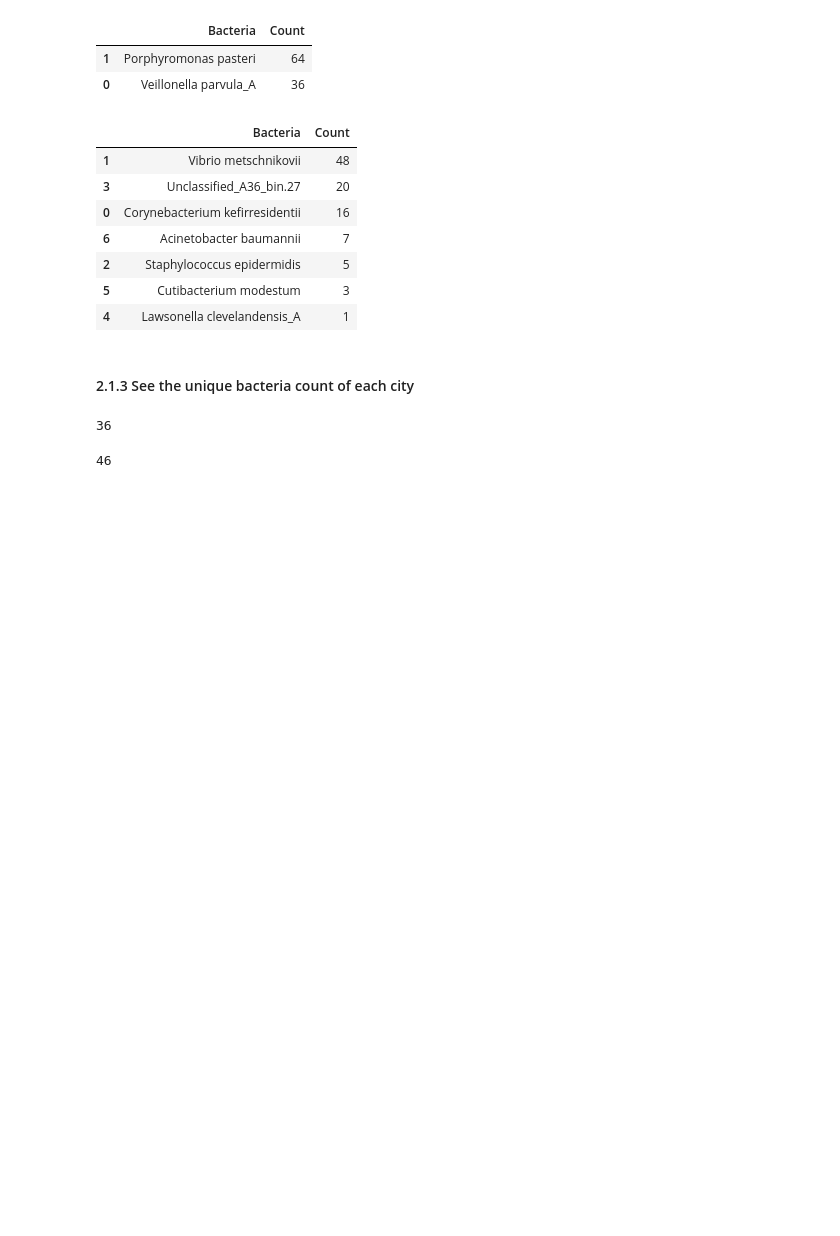
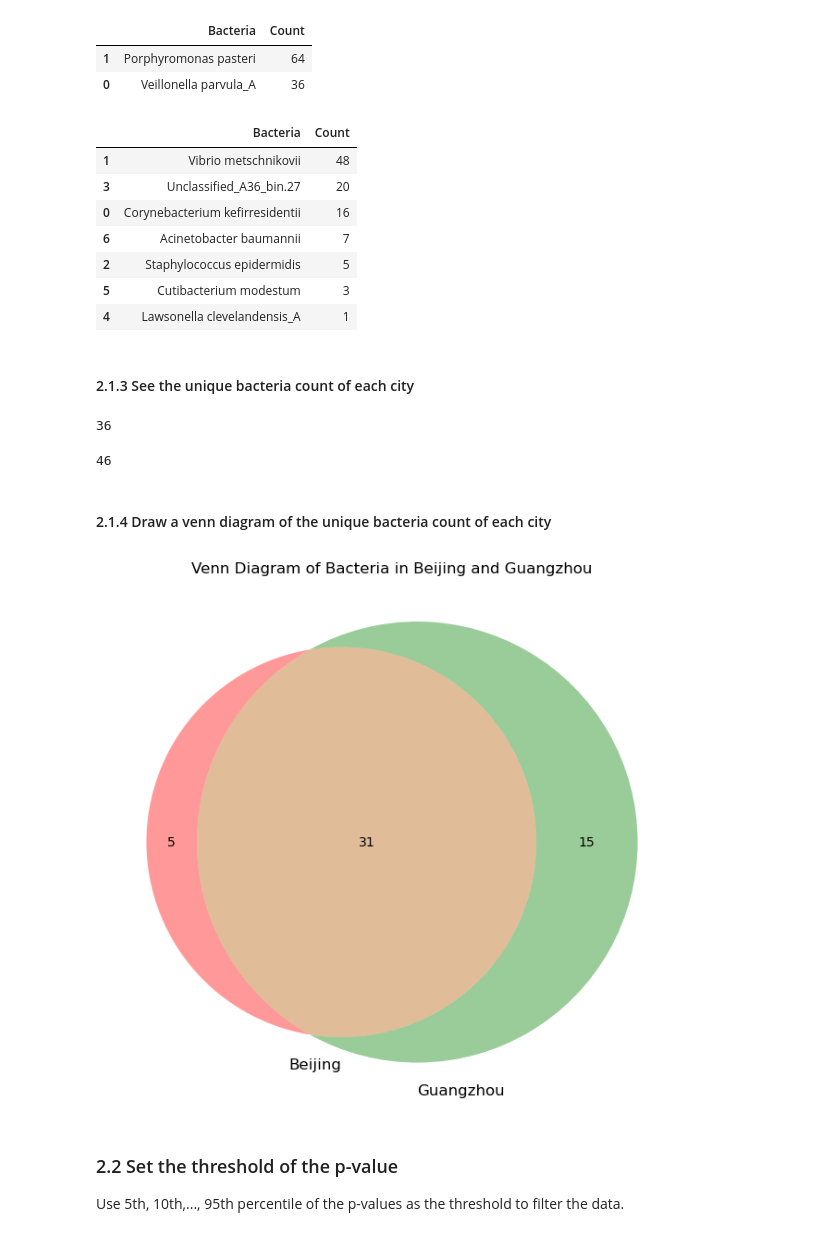
Before and after one commit to Lucas04-nhr/SNP-Analysis, a Jupyter notebook: workaround/cross_validation/cross_validation.ipynb, the cells around one changed output. Saved outputs shown, nothing was run; the diff lists cells and outputs as text; code cells hidden in the pictures; blank space fills up the shorter version.

```diff
--- a/workaround/cross_validation/cross_validation.ipynb
+++ b/workaround/cross_validation/cross_validation.ipynb
@@ -178,3 +201,26 @@ full_data_bj['Bacteria'].nunique()
 full_data_gz['Bacteria'].nunique()
 # %% [output]
 46
+# %% [markdown]
+#### 2.1.4 Draw a venn diagram of the unique bacteria count of each city
+# %%
+# Draw the Venn diagram
+
+from matplotlib_venn import venn2
+
+# Create a set for all the bacteria in BJ and GZ
+set_bj = set(full_data_bj['Bacteria'].unique())
+set_gz = set(full_data_gz['Bacteria'].unique())
+
+# Create a Venn diagram
+plt.figure(figsize=(8, 8), dpi=100)
+venn2([set_bj, set_gz], ('Beijing', 'Guangzhou'))
+plt.title('Venn Diagram of Bacteria in Beijing and Guangzhou')
+plt.savefig('./venn_diagram_bac_age.pdf')
+plt.show()
+# %% [output]
+[figure, added]
+# %% [markdown]
+### 2.2 Set the threshold of the p-value
+
+Use 5th, 10th,..., 95th percentile of the p-values as the threshold to filter the data.
```
Also changed, not shown: parts of 13 cells of this notebook, 2 other files.
